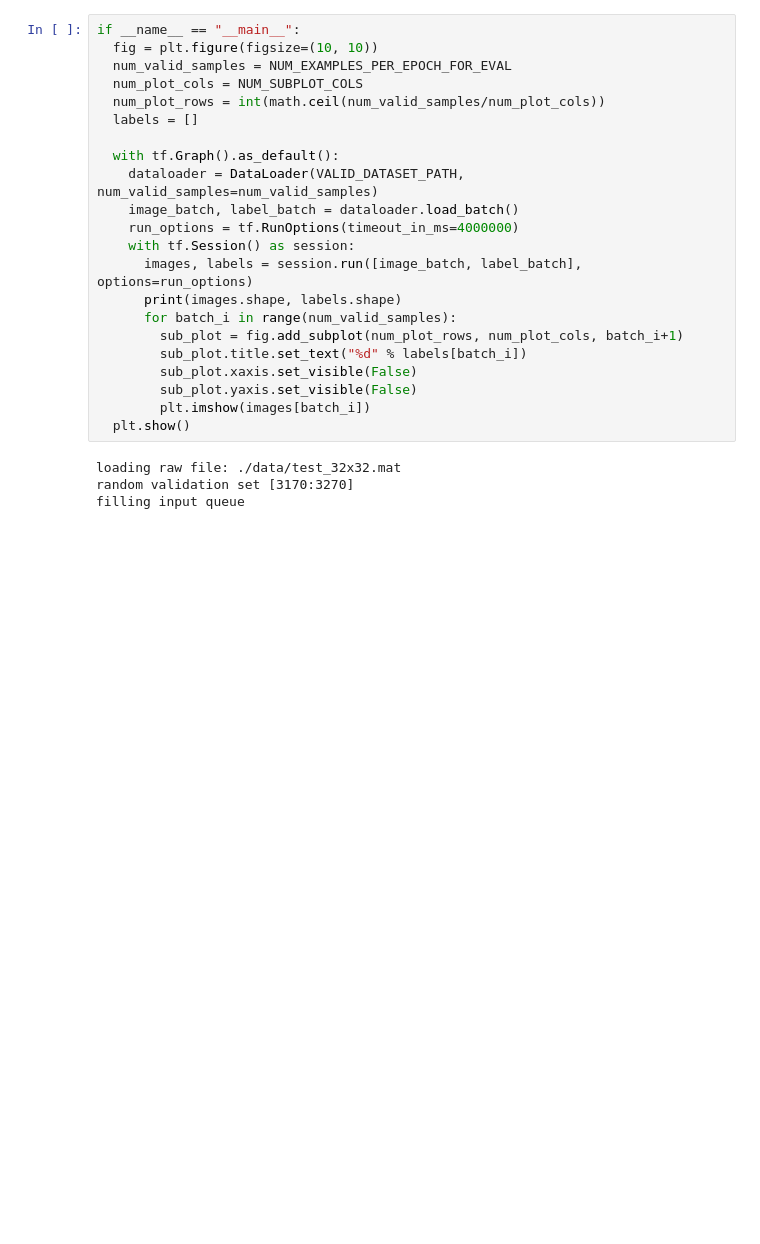
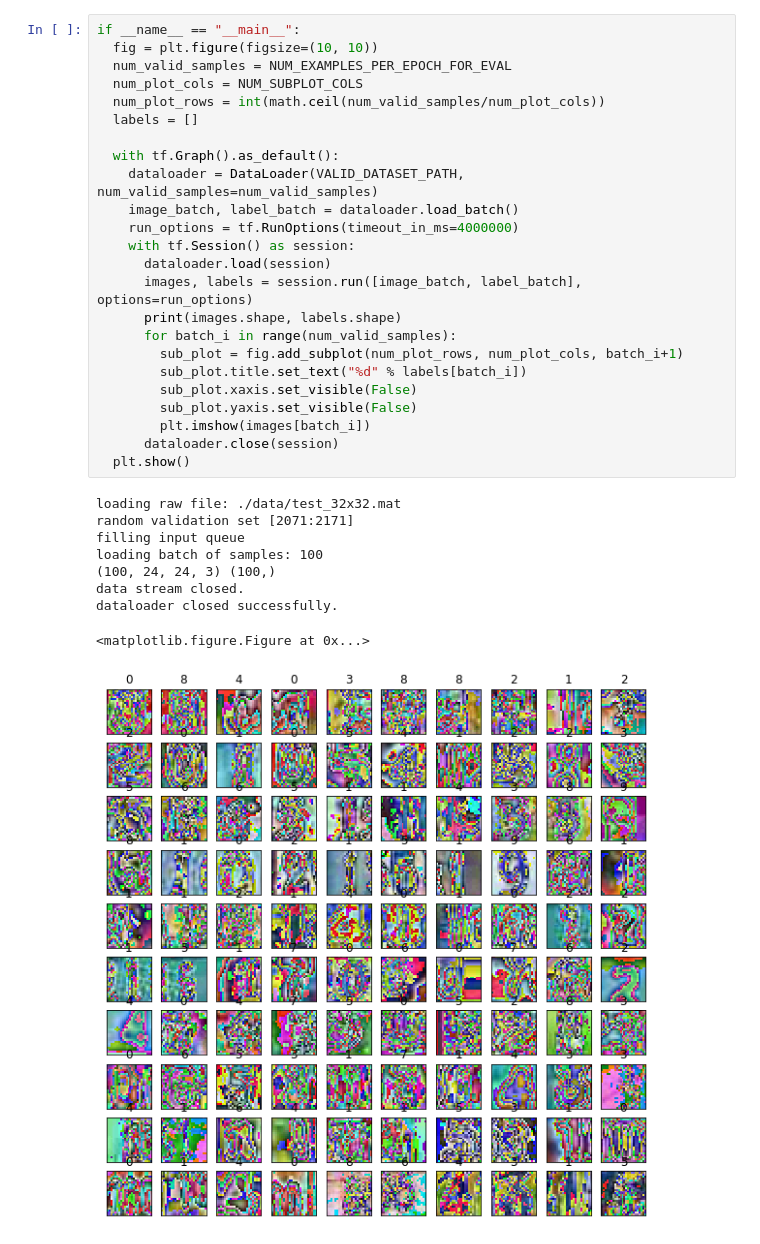
Before and after one commit to gypleon/AI_Ass_SVHN, a Jupyter notebook: test.ipynb, the cells around one changed output. Drawn from its saved outputs; the diff is of its cells as text; blank space fills up the shorter version.

```diff
--- a/test.ipynb
+++ b/test.ipynb
@@ -147,29 +151,37 @@ class DataLoader:
 # %%
 if __name__ == "__main__":
   fig = plt.figure(figsize=(10, 10))
   num_valid_samples = NUM_EXAMPLES_PER_EPOCH_FOR_EVAL
   num_plot_cols = NUM_SUBPLOT_COLS
   num_plot_rows = int(math.ceil(num_valid_samples/num_plot_cols))
   labels = []
 
   with tf.Graph().as_default():
     dataloader = DataLoader(VALID_DATASET_PATH, num_valid_samples=num_valid_samples)
     image_batch, label_batch = dataloader.load_batch()
     run_options = tf.RunOptions(timeout_in_ms=4000000)
     with tf.Session() as session:
+      dataloader.load(session)
       images, labels = session.run([image_batch, label_batch], options=run_options)
       print(images.shape, labels.shape)
       for batch_i in range(num_valid_samples):
         sub_plot = fig.add_subplot(num_plot_rows, num_plot_cols, batch_i+1)
         sub_plot.title.set_text("%d" % labels[batch_i])
         sub_plot.xaxis.set_visible(False)
         sub_plot.yaxis.set_visible(False)
         plt.imshow(images[batch_i])
+      dataloader.close(session)
   plt.show()
 # %% [output]
 loading raw file: ./data/test_32x32.mat
-random validation set [3170:3270]
+random validation set [2071:2171]
 filling input queue
+loading batch of samples: 100
+(100, 24, 24, 3) (100,)
+data stream closed.
+dataloader closed successfully.
+<matplotlib.figure.Figure at 0x...>
+[figure, added]
 # %%
 if __name__ == "__main__":
   num_valid_samples = BATCH_SIZE
```
Also changed, not shown: parts of 2 cells of this notebook, 2 other files.
